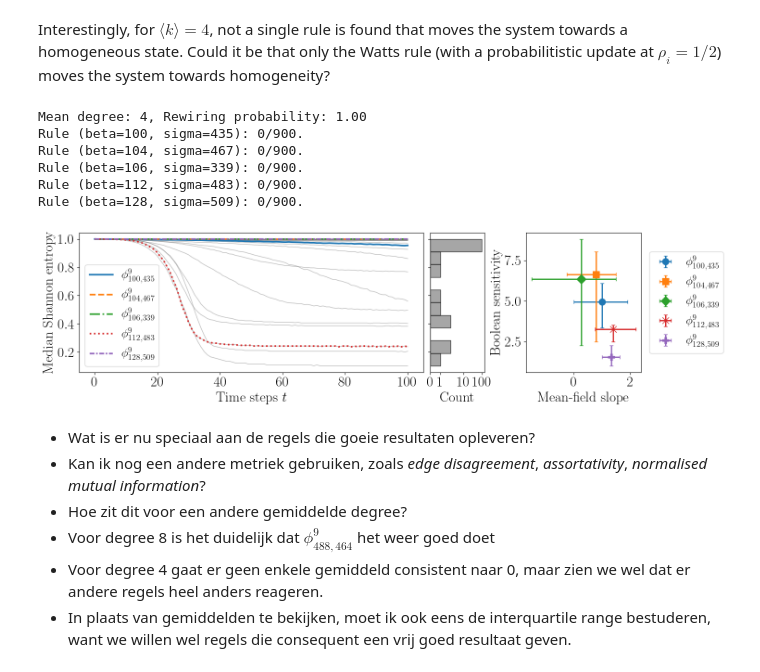
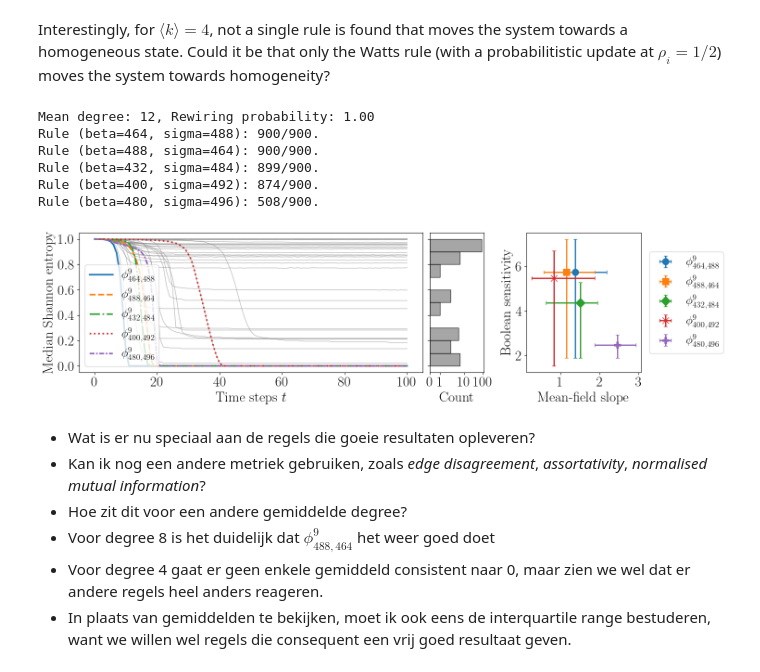
Before and after one commit to mrollier/network_automata_robustness, a Jupyter notebook: manuscript/impact_analysis-figures.ipynb, the cells around one changed output. Drawn from its saved outputs; the diff is of its cells as text; code cells hidden in the pictures.

Commit message:
Small change to notebook to output cleaner figure for best-performing LLNA rules

```diff
--- a/manuscript/impact_analysis-figures.ipynb
+++ b/manuscript/impact_analysis-figures.ipynb
@@ -1074,7 +1074,7 @@ regular_type = 'grid'
 target_num_nodes = 900
 target_T = 100
 target_resolution = 9
-target_degree = 4
+target_degree = 12
 target_p_str = '1p00'
 
 n_best = 5
@@ -1195,40 +1195,40 @@ for i, rule in enumerate(best_rules):
     ax_right.errorbar(slope_median, bs_median,
                       xerr=[[slope_median - slope_min], [slope_max - slope_median]],
                       yerr=[[bs_median - bs_min], [bs_max - bs_median]], markersize = 10,
                       fmt=marker_list[i], color=colors[i % len(colors)], label=label, capsize=3, elinewidth=2)
     # ax_right.scatter(slope_vals[rule], bs_vals[rule], s=90, color=colors[i % len(colors)], marker=marker_list[i], label=label)
 
 ax_right.set_xlabel('Mean-field slope', fontdict={'fontsize': fontsize})
 ax_right.set_ylabel('Boolean sensitivity', fontdict={'fontsize': fontsize})
 ax_right.legend(frameon=True, fontsize=fontsize-4, loc='center left', bbox_to_anchor=(1.02, 0.5))
 ax_right.tick_params(axis='both', which='major', labelsize=fontsize)
 
 plt.tight_layout()
 
 # Tighten the gap between left and middle axes
 pos_left = ax_left.get_position()
 pos_mid = ax_mid.get_position()
 gap = 0.01
 new_mid_x0 = pos_left.x1 + gap
 new_mid_width = pos_mid.x1 - new_mid_x0
 ax_mid.set_position([new_mid_x0, pos_mid.y0, new_mid_width, pos_mid.height])
 
 if SAVEFIG:
     plt.savefig(figures_dir+f'entropy_time_series_top5_mfs_vs_bs_totalitarian_rules-r{target_resolution}-N{target_num_nodes}-p{target_p_str}-degree{target_degree}-from_{regular_type}.pdf', bbox_inches='tight')
 
 # print mean degree and rewiring probability
 print(f"Mean degree: {target_degree}, Rewiring probability: {target_p_str.replace('p', '.')}")
 
 for rule in best_rules:
     print(f"Rule (beta={rule[0]}, sigma={rule[1]}): {final_count_by_rule[rule]}/900.")
 # %% [output]
-Mean degree: 4, Rewiring probability: 1.00
-Rule (beta=100, sigma=435): 0/900.
-Rule (beta=104, sigma=467): 0/900.
-Rule (beta=106, sigma=339): 0/900.
-Rule (beta=112, sigma=483): 0/900.
-Rule (beta=128, sigma=509): 0/900.
+Mean degree: 12, Rewiring probability: 1.00
+Rule (beta=464, sigma=488): 900/900.
+Rule (beta=488, sigma=464): 900/900.
+Rule (beta=432, sigma=484): 899/900.
+Rule (beta=400, sigma=492): 874/900.
+Rule (beta=480, sigma=496): 508/900.
-[figure, old version]
+[figure, new version]
 # %% [markdown]
 - Wat is er nu speciaal aan de regels die goeie resultaten opleveren?
 - Kan ik nog een andere metriek gebruiken, zoals _edge disagreement_, _assortativity_, _normalised mutual information_?
```
Also changed, not shown: parts of 3 cells of this notebook, 3 other files.
